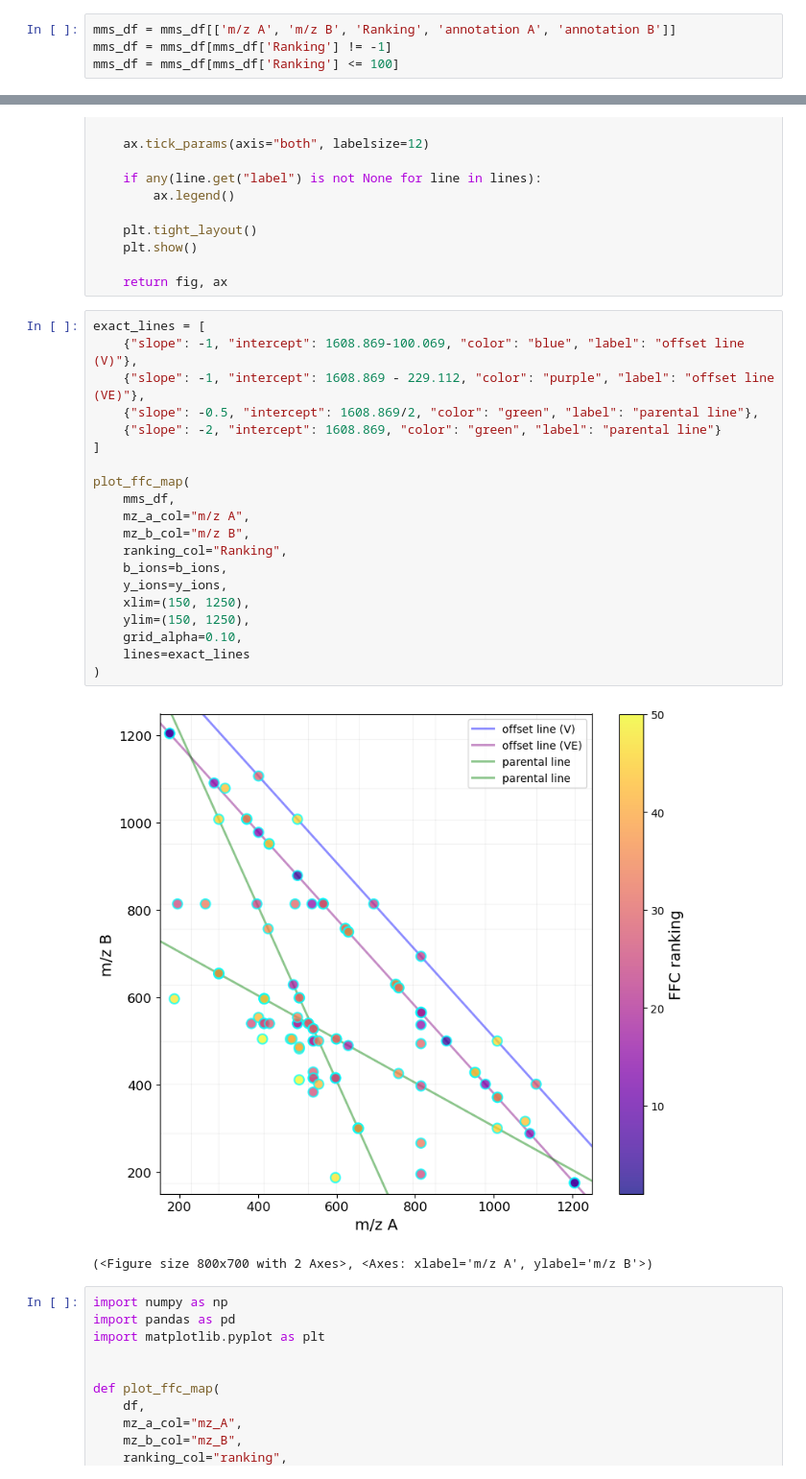
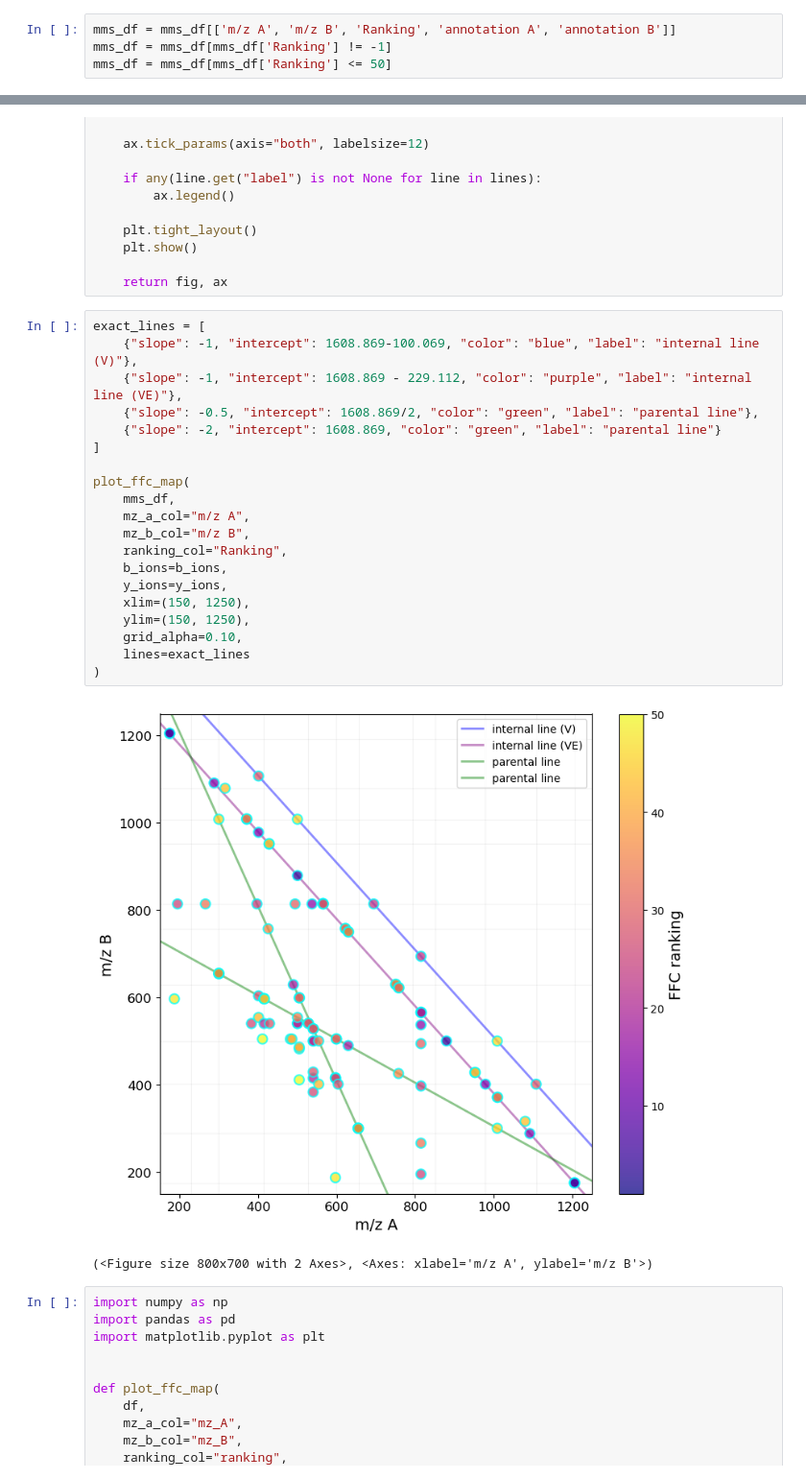
Before and after one commit to Kevinxsn/2D_spec_dict, a Jupyter notebook: paper/graph1.ipynb, the cells around one changed output, grey strips where cells are left out. Shown at 96% size. Saved outputs shown, nothing was run; the diff lists cells and outputs as text.

```diff
--- a/paper/graph1.ipynb
+++ b/paper/graph1.ipynb
@@ -124,4 +130,4 @@ mms_df.head()
 # %%
 mms_df = mms_df[['m/z A', 'm/z B', 'Ranking', 'annotation A', 'annotation B']]
 mms_df = mms_df[mms_df['Ranking'] != -1]
-mms_df = mms_df[mms_df['Ranking'] <= 100]
+mms_df = mms_df[mms_df['Ranking'] <= 50]
@@ -473,26 +498,26 @@ def plot_ffc_map(
     return fig, ax
 # %%
 exact_lines = [
-    {"slope": -1, "intercept": 1608.869-100.069, "color": "blue", "label": "offset line (V)"},
-    {"slope": -1, "intercept": 1608.869 - 229.112, "color": "purple", "label": "offset line (VE)"},
+    {"slope": -1, "intercept": 1608.869-100.069, "color": "blue", "label": "internal line (V)"},
+    {"slope": -1, "intercept": 1608.869 - 229.112, "color": "purple", "label": "internal line (VE)"},
     {"slope": -0.5, "intercept": 1608.869/2, "color": "green", "label": "parental line"},
     {"slope": -2, "intercept": 1608.869, "color": "green", "label": "parental line"}
 ]
 
 plot_ffc_map(
     mms_df,
     mz_a_col="m/z A",
     mz_b_col="m/z B",
     ranking_col="Ranking",
     b_ions=b_ions,
     y_ions=y_ions,
     xlim=(150, 1250),
     ylim=(150, 1250),
     grid_alpha=0.10,
     lines=exact_lines
 )
 # %% [output]
-[figure, old version]
+[figure, new version]
 (<Figure size 800x700 with 2 Axes>, <Axes: xlabel='m/z A', ylabel='m/z B'>)
 # %%
 import numpy as np
```
Also changed, not shown: parts of 32 cells of this notebook, 14 other files.
